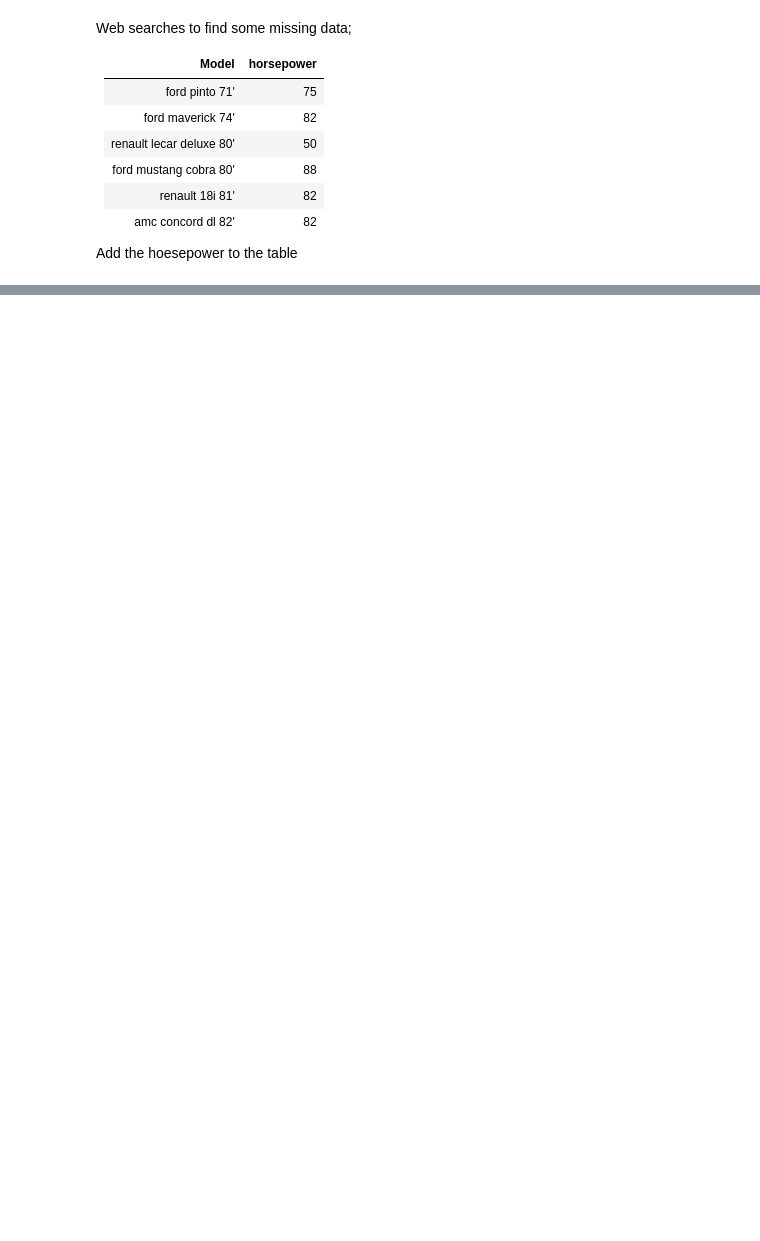
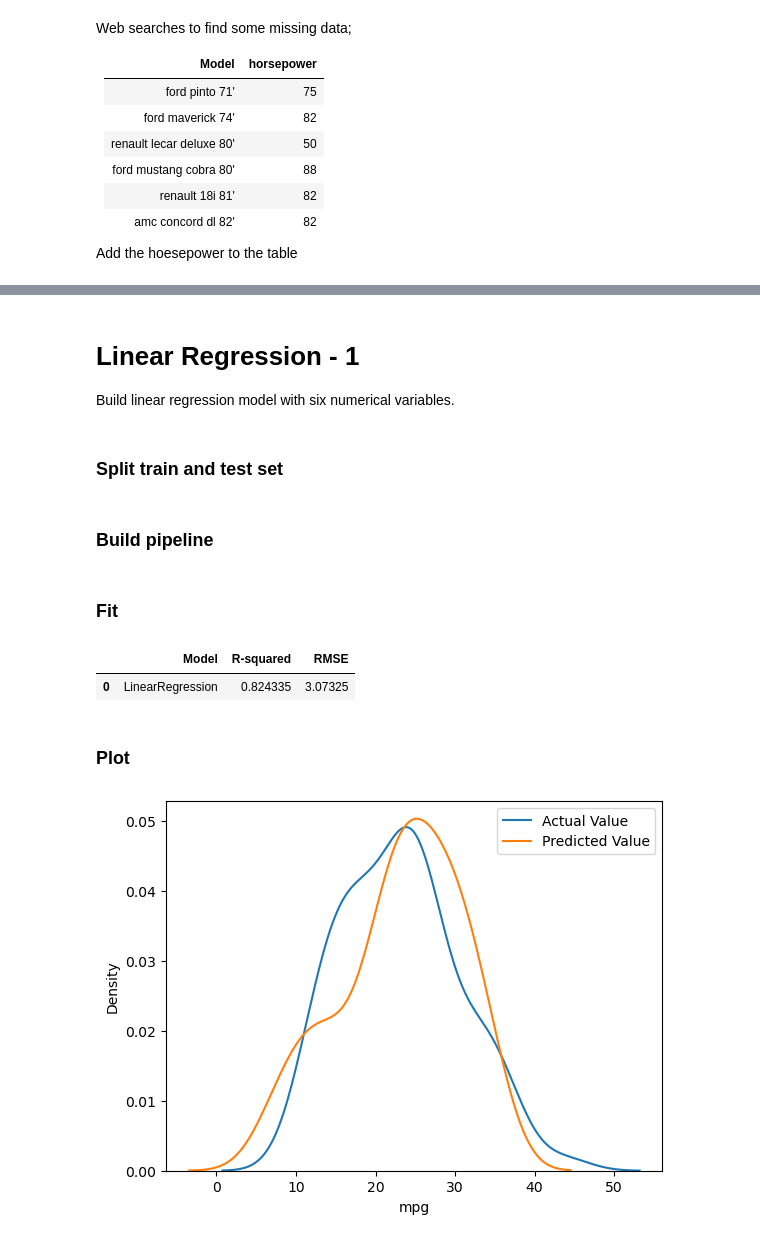
Before and after one commit to jhjang101/kaggle, a Jupyter notebook: Auto-mpg/auto-mpg.ipynb, the cells around one changed output, grey strips where cells are left out. Saved outputs shown, nothing was run; the diff lists cells and outputs as text; code cells hidden in the pictures; blank space fills up the shorter version.

```diff
--- a/Auto-mpg/auto-mpg.ipynb
+++ b/Auto-mpg/auto-mpg.ipynb
@@ -144,0 +158,40 @@ plt.show(fig)
+# %% [markdown]
+# Linear Regression - 1
+Build linear regression model with six numerical variables.
+# %%
+features = ['cylinders','displacement','horsepower', 'weight','acceleration', 'model year']
+x = df[features]
+y = df['mpg']
+df_fit = pd.DataFrame(columns=['Model','R-squared','RMSE'])
+# %% [markdown]
+### Split train and test set
+# %%
+#  spilt
+x_train, x_test, y_train, y_test = train_test_split(x, y, test_size=0.2, random_state=42)
+# %% [markdown]
+### Build pipeline
+# %%
+Input = [('scale',StandardScaler()), ('model',LinearRegression())]
+pipe = Pipeline(Input)
+# %% [markdown]
+### Fit
+# %%
+pipe.fit(x_train, y_train)
+yhat_test = pipe.predict(x_test)
+score = r2_score(y_test, prediction)
+rmse = mean_squared_error(y_test, prediction, squared=False)
+df_fit.loc[len(df_fit)] = ['LinearRegression', score, rmse]
+df_fit
+# %% [output]
+|  | Model | R-squared | RMSE |
+| 0 | LinearRegression | 0.824335 | 3.07325 |
+# %% [markdown]
+### Plot
+# %%
+fig, ax = plt.subplots()
+sns.kdeplot(y_test, label='Actual Value', ax=ax)
+sns.kdeplot(yhat_test, label='Predicted Value', ax=ax)
+ax.legend()
+plt.show()
+# %% [output]
+[figure, added]
```
Also changed, not shown: parts of 11 cells of this notebook.
